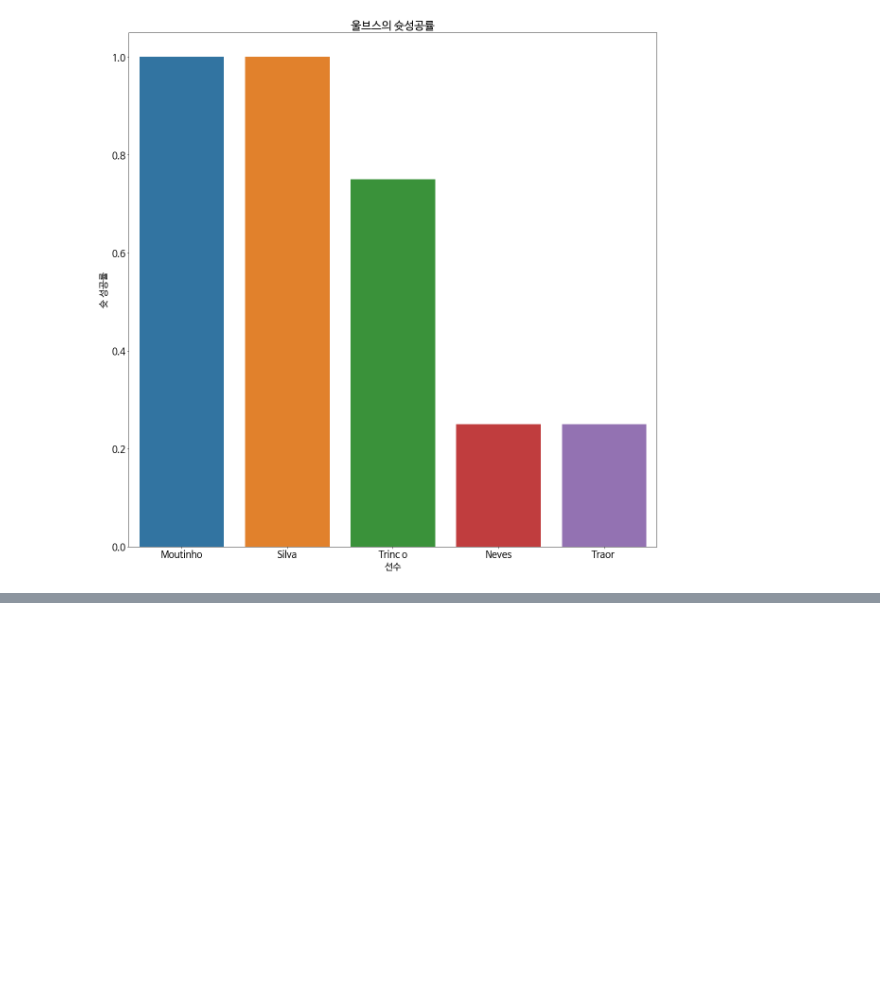
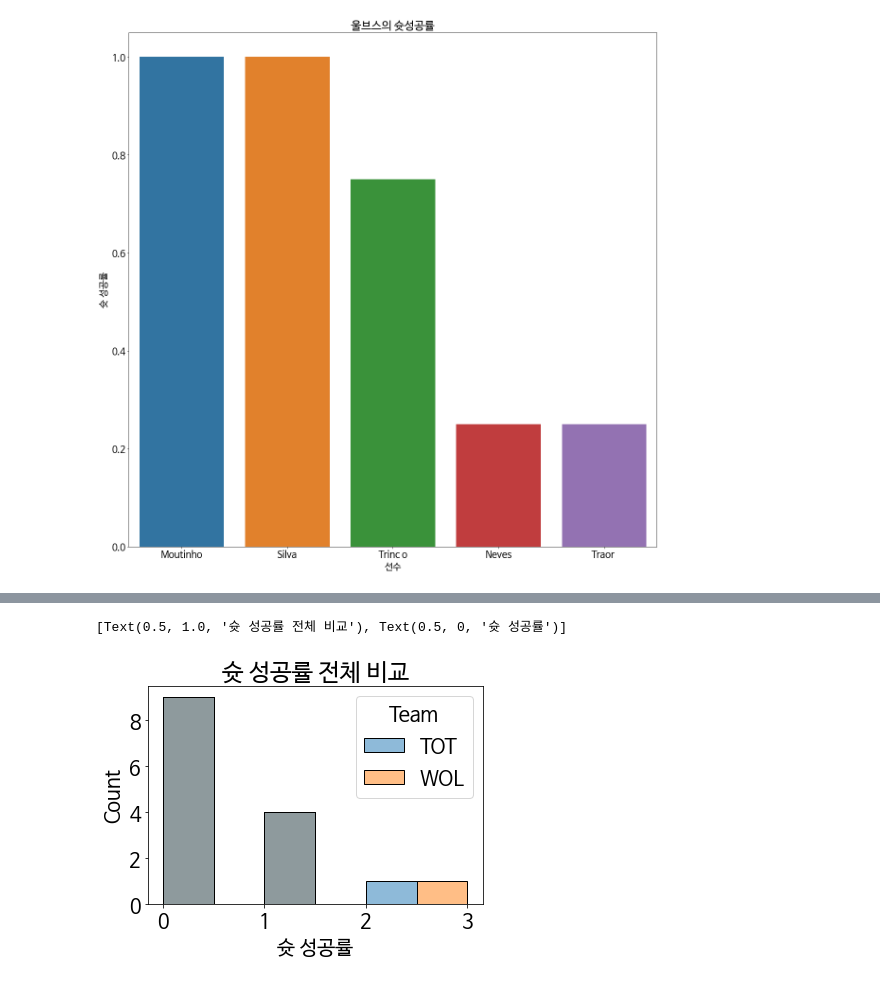
Before and after one commit to sanha9999/EDA_project, a Jupyter notebook: Tottenham_38R/Round_2/round2.ipynb, the cells around one changed output, grey strips where cells are left out. Cells and saved outputs as stored; diff of their text form; code cells hidden in the pictures; blank space fills up the shorter version.

```diff
--- a/Tottenham_38R/Round_2/round2.ipynb
+++ b/Tottenham_38R/Round_2/round2.ipynb
@@ -128,0 +201,6 @@ fig.set(title="울브스의 슛성공률", ylabel="슛 성공률", xlabel="선
+# %%
+fig = sns.histplot(data=df_result, x="SOT", hue="Team")
+fig.set(title="슛 성공률 전체 비교", xlabel="슛 성공률")
+# %% [output]
+[Text(0.5, 1.0, '슛 성공률 전체 비교'), Text(0.5, 0, '슛 성공률')]
+[figure, added]
```
Also changed, not shown: parts of 10 cells of this notebook.
